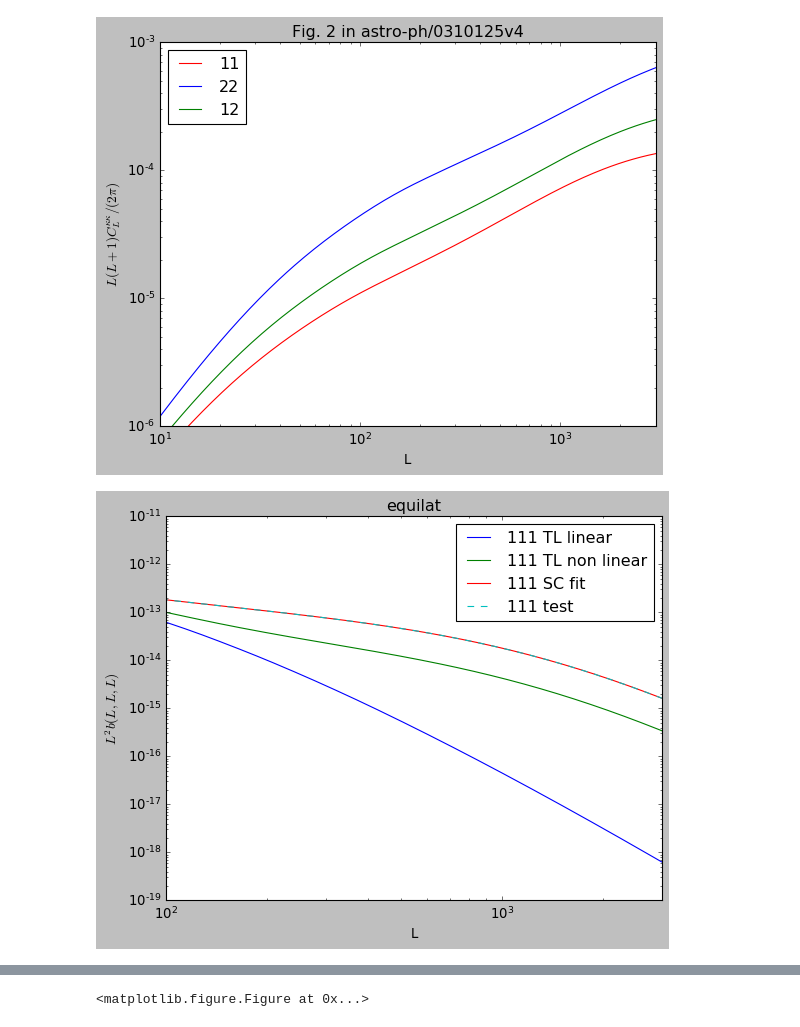
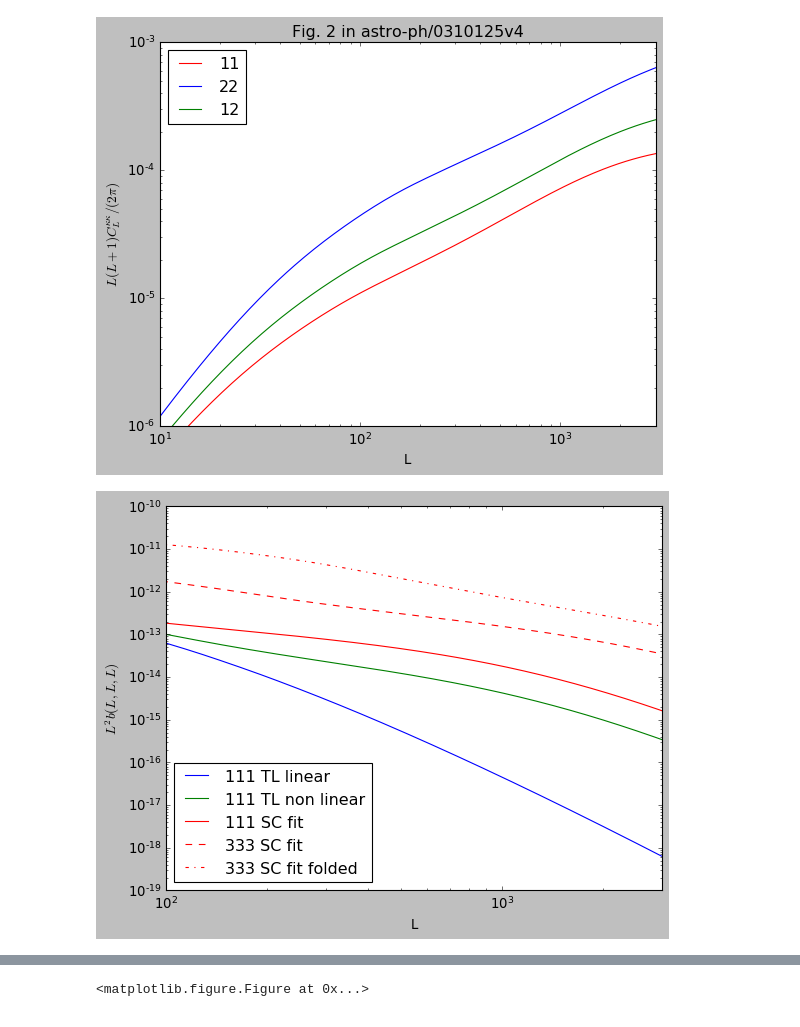
Before and after one commit to VMBoehm/BispectrumBias, a Jupyter notebook: TestBispectra.ipynb, the cells around one changed output, grey strips where cells are left out. Saved outputs shown, nothing was run; the diff lists cells and outputs as text; code cells hidden in the pictures.

Commit message:
more curves sent to Jia and Will and retested

```diff
--- a/TestBispectra.ipynb
+++ b/TestBispectra.ipynb
@@ -87,27 +87,29 @@ plt.show()
 # %%
 specpath='/home/nessa/Documents/Projects/LensingBispectrum/CMB-nonlinear/outputs/bispectra/'
 L,l,theta = pickle.load(open(ellpath+'ell_ang_equilat_Lmin10_Lmax3000_lmin10_lmax8000_lenL200_lenl220_lenang200_0e+00.pkl','r'))
 bi_equi = np.load(specpath+'bispec_111_equilat_JiaGalaxyLens_Lmin10-Lmax2999-lmax2999__.npy')
 bi_equinl = np.load(specpath+'bispec_111_equilat_JiaGalaxyLens_Lmin10-Lmax2999-lmax2999_halofit_.npy')
 bi_equifit = np.load(specpath+'bispec_111_equilat_JiaGalaxyLens_Lmin10-Lmax2999-lmax2999_halofit_SC.npy')
 bi_equitest = np.load(specpath+'bispec_111test_equilat_JiaGalaxyLens_Lmin10-Lmax2999-lmax2999_halofit_SC.npy')
+bi_equi333 = np.load(specpath+'bispec_333_equilat_JiaGalaxyLens_Lmin10-Lmax2999-lmax2999_halofit_SC.npy')
+bi_equi333fold = np.load(specpath+'bispec_333_folded_JiaGalaxyLens_Lmin10-Lmax2999-lmax1499_halofit_SC.npy')
 
 
 plt.figure()
-plt.title('equilat')
 plt.loglog(L, L*2*bi_equi,label='111 TL linear')
 plt.loglog(L, L*2*bi_equinl,label='111 TL non linear')
 plt.loglog(L, L*2*bi_equifit,label='111 SC fit')
-plt.loglog(L, L*2*bi_equitest,ls ='--',label='111 test')
+plt.loglog(L, L*2*bi_equi333,c='r',ls ='--',label='333 SC fit')
+plt.loglog(L, L*2*bi_equi333fold,c='r',ls ='-.',label='333 SC fit folded')
 plt.xlim(100,3000)
 plt.legend(loc='best')
 plt.xlabel('L')
 plt.ylabel('$L^2 b(L,L,L)$')
 plotpath='/home/nessa/Documents/Projects/LensingBispectrum/CMB-nonlinear/Tests/GalaxyLensing/'
 plt.savefig(plotpath+'bispec_equilat.png',bbox_inches='tight')
 plt.show()
 # %% [output]
-[figure, old version]
+[figure, new version]
 # %%
 L,l,theta   = pickle.load(open(ellpath+'ell_ang_equilat_Lmin10_Lmax3000_lmin10_lmax8000_lenL200_lenl220_lenang200_0e+00.pkl','r'))
 specpath='/home/nessa/Documents/Projects/LensingBispectrum/CMB-nonlinear/outputs/power_spectra/'
```
Also changed, not shown: parts of 2 cells of this notebook, 2 other files.
